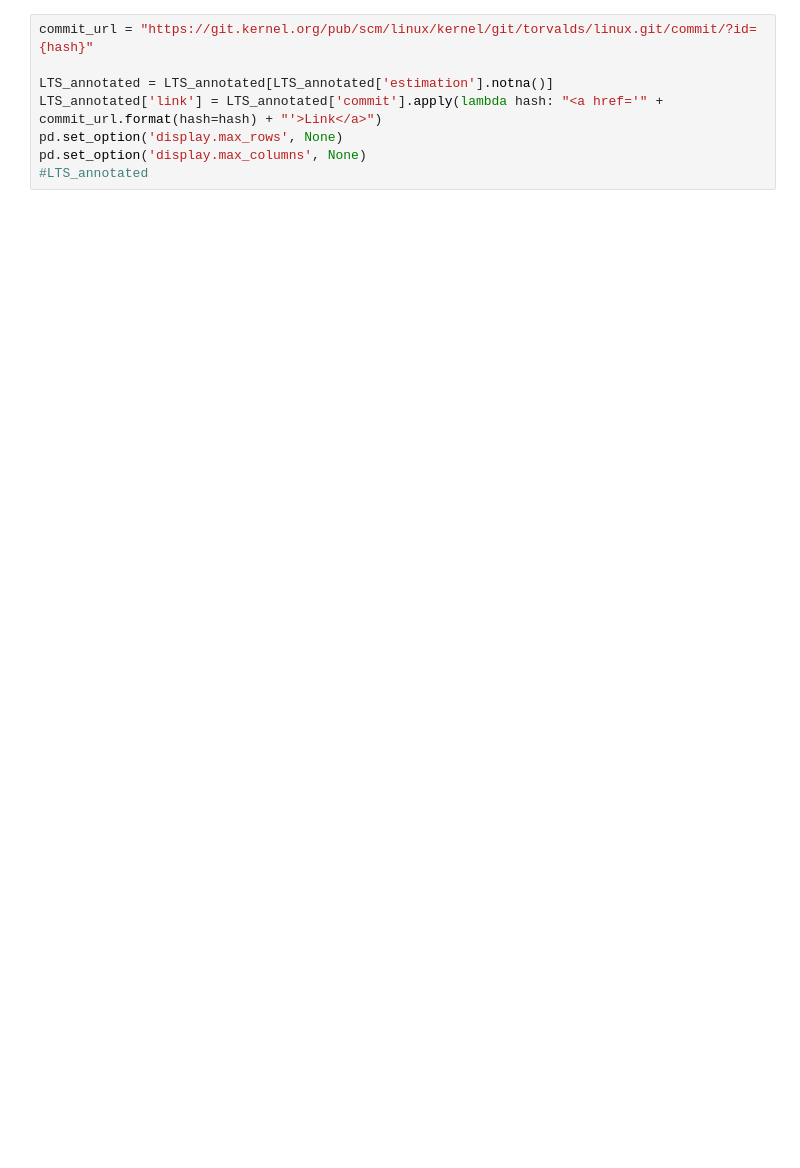
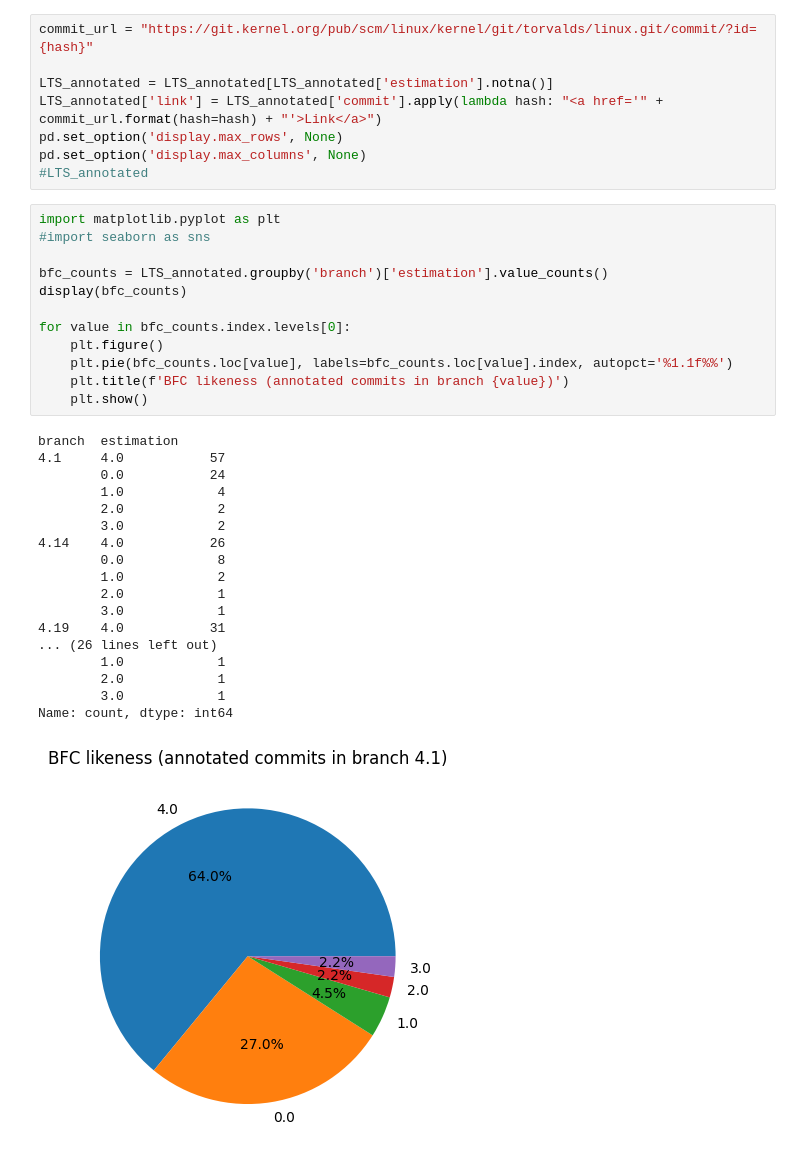
Before and after one commit to codeurjc/linux-bugs, a Jupyter notebook: lts-finder/Analysis.ipynb, the cells around one changed output. Drawn from its saved outputs; the diff is of its cells as text; blank space fills up the shorter version.

```diff
--- a/lts-finder/Analysis.ipynb
+++ b/lts-finder/Analysis.ipynb
@@ -96,3 +77,34 @@ LTS_annotated['link'] = LTS_annotated['commit'].apply(lambda hash: "<a href='" +
 pd.set_option('display.max_rows', None)
 pd.set_option('display.max_columns', None)
 #LTS_annotated
+# %%
+import matplotlib.pyplot as plt
+#import seaborn as sns
+
+bfc_counts = LTS_annotated.groupby('branch')['estimation'].value_counts()
+display(bfc_counts)
+
+for value in bfc_counts.index.levels[0]:
+    plt.figure()
+    plt.pie(bfc_counts.loc[value], labels=bfc_counts.loc[value].index, autopct='%1.1f%%')
+    plt.title(f'BFC likeness (annotated commits in branch {value})')
+    plt.show()
+# %% [output]
+branch  estimation
+4.1     4.0           57
+        0.0           24
+        1.0            4
+        2.0            2
+        3.0            2
+4.14    4.0           26
+        0.0            8
+        1.0            2
+        2.0            1
+        3.0            1
+4.19    4.0           31
+... (26 lines left out)
+        1.0            1
+        2.0            1
+        3.0            1
+Name: count, dtype: int64
+[figure, added]
```
Also changed, not shown: parts of 4 cells of this notebook, 1 other file.
